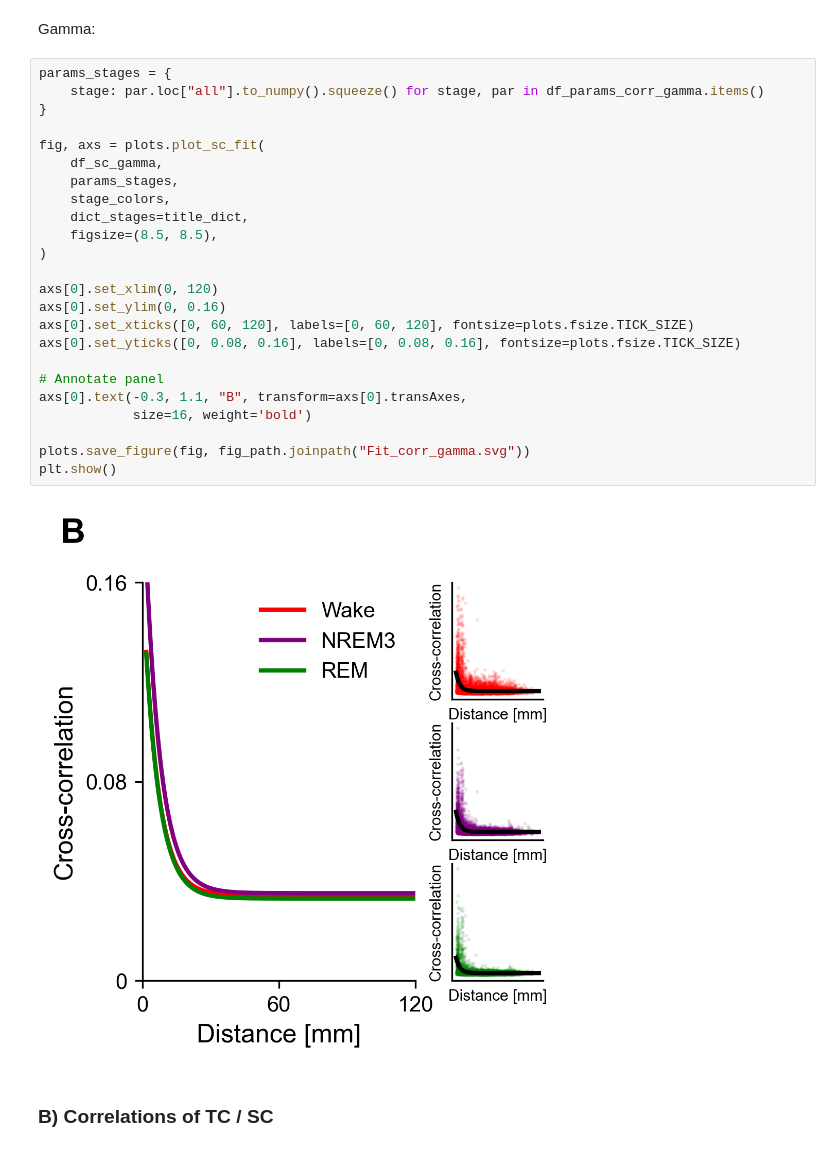
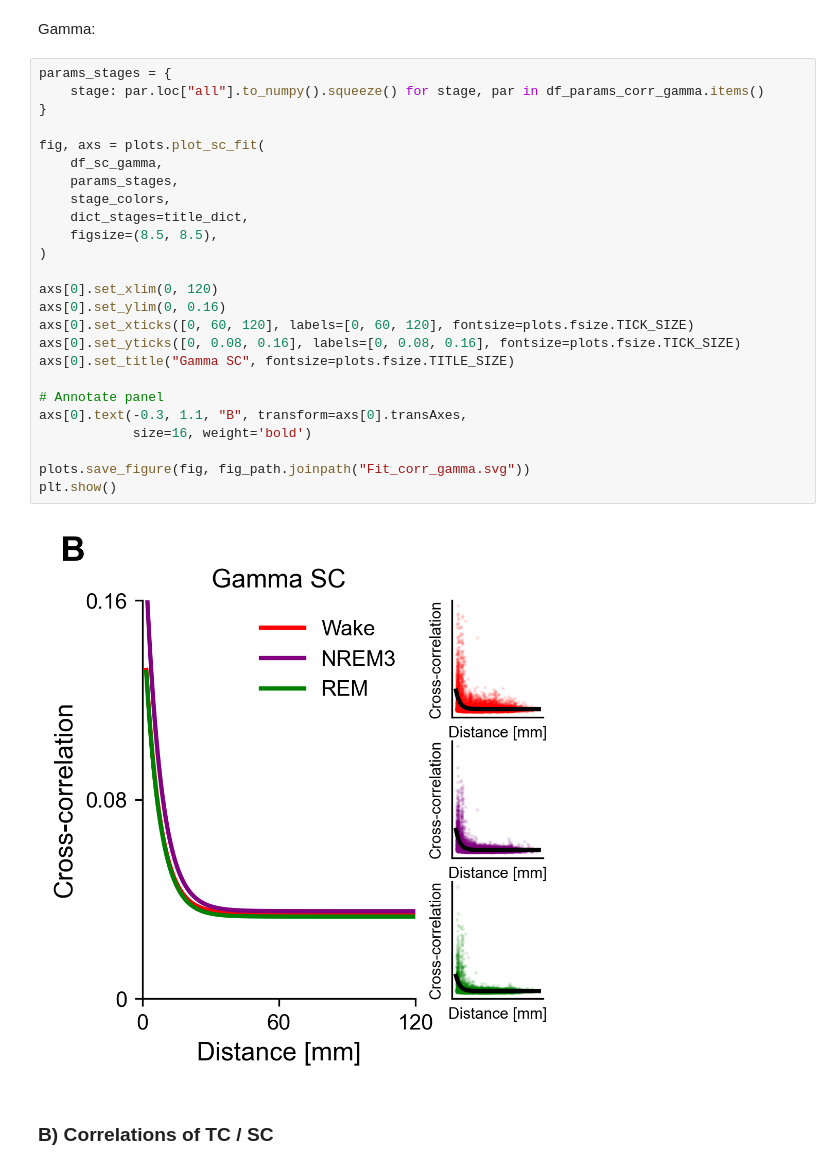
Before and after one commit to cusinatr/MNI-Analysis, a Jupyter notebook: Analysis/Figures/Fig_sc.ipynb, the cells around one changed output. Cells and saved outputs as stored; diff of their text form.

```diff
--- a/Analysis/Figures/Fig_sc.ipynb
+++ b/Analysis/Figures/Fig_sc.ipynb
@@ -97,29 +98,30 @@ Gamma:
 # %%
 params_stages = {
     stage: par.loc["all"].to_numpy().squeeze() for stage, par in df_params_corr_gamma.items()
 }
 
 fig, axs = plots.plot_sc_fit(
     df_sc_gamma,
     params_stages,
     stage_colors,
     dict_stages=title_dict,
     figsize=(8.5, 8.5),
 )
 
 axs[0].set_xlim(0, 120)
 axs[0].set_ylim(0, 0.16)
 axs[0].set_xticks([0, 60, 120], labels=[0, 60, 120], fontsize=plots.fsize.TICK_SIZE)
 axs[0].set_yticks([0, 0.08, 0.16], labels=[0, 0.08, 0.16], fontsize=plots.fsize.TICK_SIZE)
+axs[0].set_title("Gamma SC", fontsize=plots.fsize.TITLE_SIZE)
 
 # Annotate panel
 axs[0].text(-0.3, 1.1, "B", transform=axs[0].transAxes,
             size=16, weight='bold')
 
 plots.save_figure(fig, fig_path.joinpath("Fit_corr_gamma.svg"))
 plt.show()
 # %% [output]
-[figure, old version]
+[figure, new version]
 # %% [markdown]
 ### B) Correlations of TC / SC
 # %%
```
Also changed, not shown: parts of 2 cells of this notebook, 1 other file.
